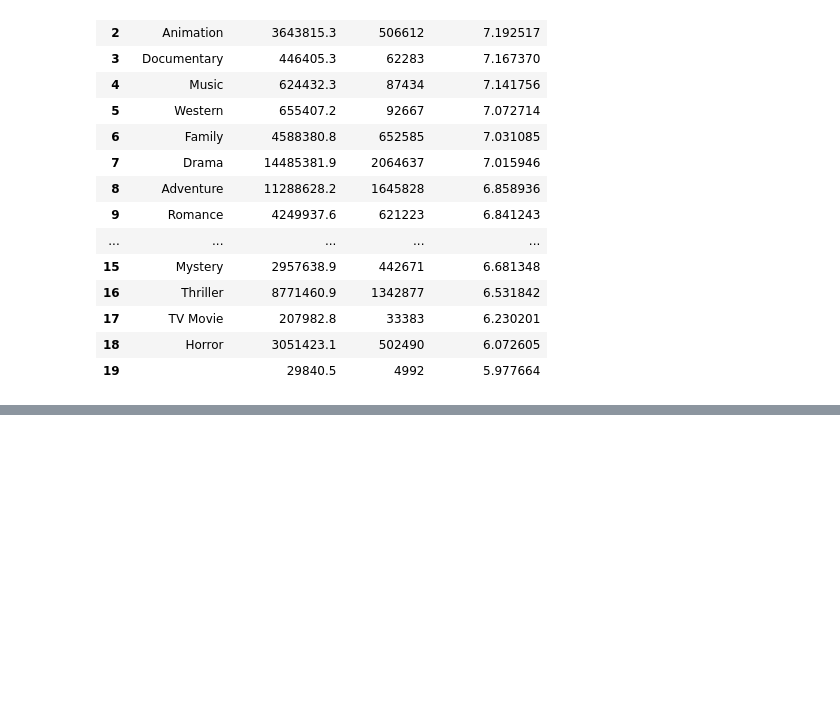
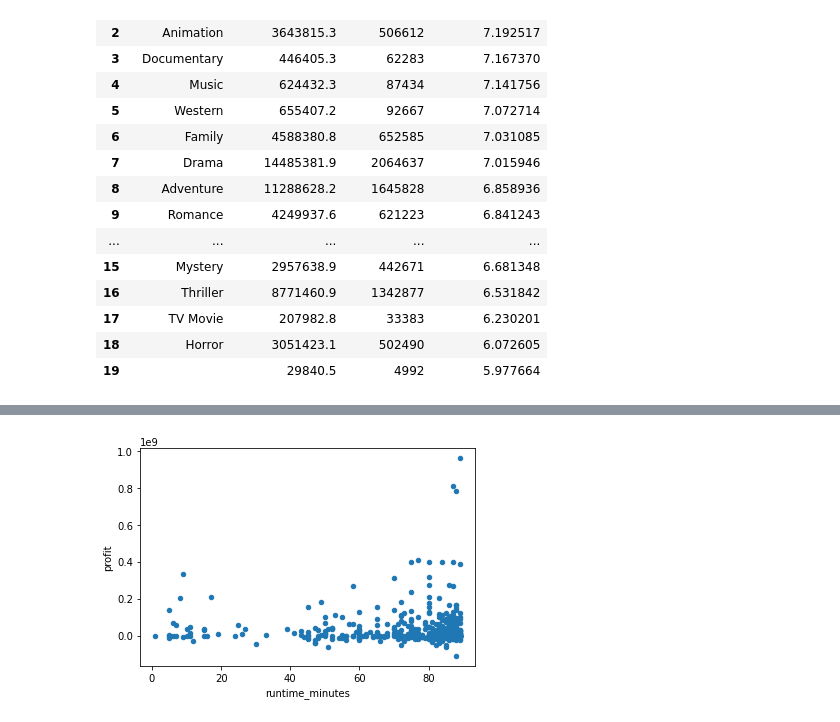
Before and after one commit to ramses02/Movies_Phase_2, a Jupyter notebook: notebook.ipynb, the cells around one changed output, grey strips where cells are left out. Drawn from its saved outputs; the diff is of its cells as text; code cells hidden in the pictures; blank space fills up the shorter version.

```diff
--- a/notebook.ipynb
+++ b/notebook.ipynb
@@ -88,0 +180,2 @@ df_weighted
+# %%
+budgets.drop_duplicates(subset='movie', keep=False, inplace=True)
@@ -88,0 +184,2 @@ df_weighted
+# %%
+less_90_budgets = less_90.merge(budgets, how='inner', left_on='primary_title', right_on='movie')
@@ -88,0 +200,13 @@ df_weighted
+# %%
+less_90_budgets['production_budget'] = less_90_budgets['production_budget'].str.strip('$')
+less_90_budgets['production_budget'] = less_90_budgets['production_budget'].str.replace(',','')
+less_90_budgets['worldwide_gross'] = less_90_budgets['worldwide_gross'].str.strip('$')
+less_90_budgets['worldwide_gross'] = less_90_budgets['worldwide_gross'].str.replace(',' , '')
+less_90_budgets['worldwide_gross'] = less_90_budgets['worldwide_gross'].astype(float)
+less_90_budgets['production_budget'] = less_90_budgets['production_budget'].astype(float)
+# %%
+less_90_budgets['profit'] = less_90_budgets['worldwide_gross'] - less_90_budgets['production_budget']
+# %%
+less_90_budgets.plot.scatter(x='runtime_minutes', y='profit');
+# %% [output]
+[figure, added]
```
Also changed, not shown: parts of 33 cells of this notebook, 1 other file.
